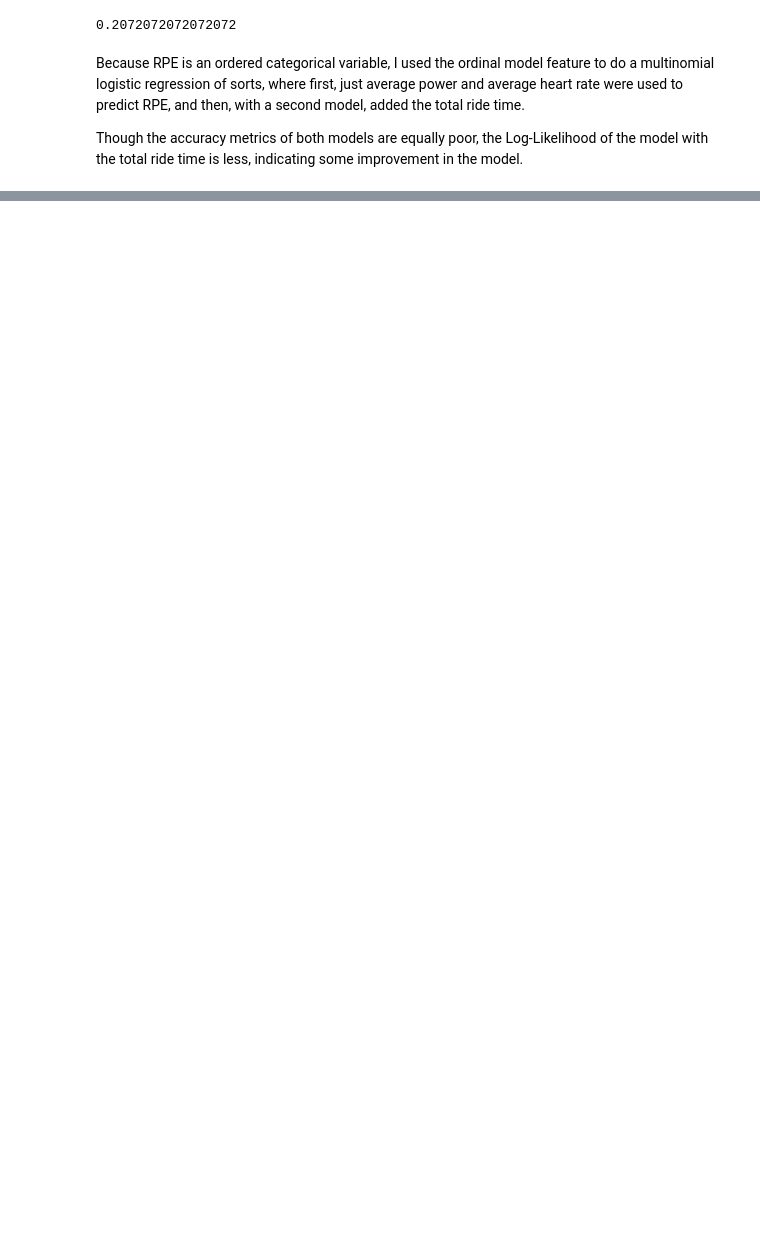
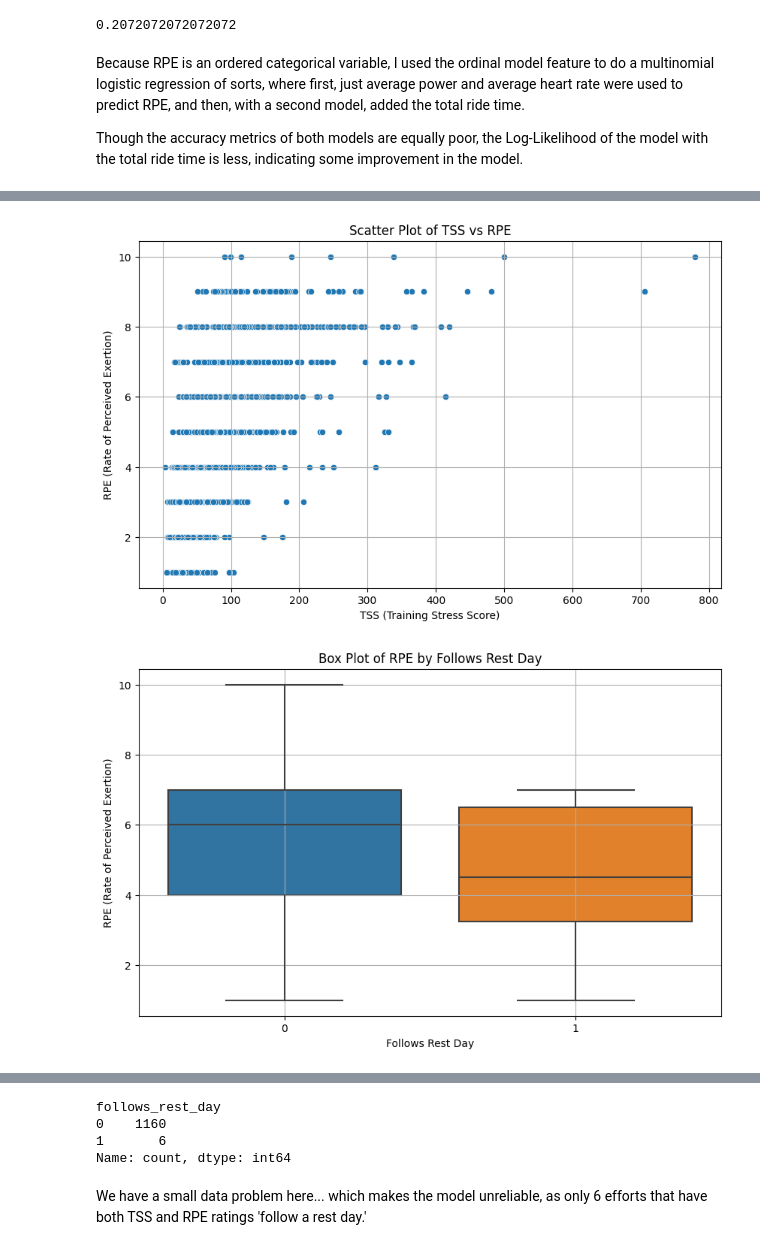
Before and after one commit to asnyder613/cyclingdata, a Jupyter notebook: cyclingdata.ipynb, the cells around one changed output, grey strips where cells are left out. Drawn from its saved outputs; the diff is of its cells as text; code cells hidden in the pictures; blank space fills up the shorter version.

```diff
--- a/cyclingdata.ipynb
+++ b/cyclingdata.ipynb
@@ -403,0 +574,9 @@ Though the accuracy metrics of both models are equally poor, the Log-Likelihood
+# %%
+query = """
+    SELECT Title, WorkoutType, WorkoutDescription, PlannedDuration, WorkoutDay, TimeTotalinHours, RPE, IF, TSS
+    FROM data
+    WHERE WorkoutType = 'Bike'OR WorkoutType = 'MTB' OR WorkoutType = 'Day Off'
+    """
+
+result4 = pd.read_sql_query(query, conn)
+result4.head(10)
@@ -403,0 +595,8 @@ Though the accuracy metrics of both models are equally poor, the Log-Likelihood
+# %%
+result4['follows_rest_day'] = (result4['WorkoutType'].shift(1) == 'Day Off').astype(int)
+# %%
+#drop if RPE == NaN
+result4 = result4.dropna(subset=['Rpe'])
+
+#drop if TSS == NaN
+result4 = result4.dropna(subset=['TSS'])
@@ -403,0 +640,30 @@ Though the accuracy metrics of both models are equally poor, the Log-Likelihood
+# %%
+# Scatter plot of 'TSS' vs. 'Rpe'
+plt.figure(figsize=(10, 6))
+sns.scatterplot(x='TSS', y='Rpe', data=result4)
+plt.title('Scatter Plot of TSS vs RPE')
+plt.xlabel('TSS (Training Stress Score)')
+plt.ylabel('RPE (Rate of Perceived Exertion)')
+plt.grid(True)
+plt.show()
+
+# Box plot of 'Rpe' grouped by 'follows_rest_day'
+plt.figure(figsize=(10, 6))
+sns.boxplot(x='follows_rest_day', y='Rpe', data=result4)
+plt.title('Box Plot of RPE by Follows Rest Day')
+plt.xlabel('Follows Rest Day')
+plt.ylabel('RPE (Rate of Perceived Exertion)')
+plt.grid(True)
+plt.show()
+
+# Regression plot of 'TSS' vs. 'Rpe' with hue='follows_rest_day'
+sns.lmplot(x='TSS', y='Rpe', data=result4, hue='follows_rest_day', scatter_kws={'alpha':0.5})
+plt.title('Regression Plot of TSS vs RPE with Follows Rest Day')
+plt.xlabel('TSS (Training Stress Score)')
+plt.ylabel('RPE (Rate of Perceived Exertion')
+plt.grid(True)
+plt.legend(title='Follows Rest Day', loc='upper left')
+plt.show()
+# %% [output]
+[figure, added]
+[figure, added]
@@ -403,0 +673,9 @@ Though the accuracy metrics of both models are equally poor, the Log-Likelihood
+# %%
+result4['follows_rest_day'].value_counts()
+# %% [output]
+follows_rest_day
+0    1160
+1       6
+Name: count, dtype: int64
+# %% [markdown]
+We have a small data problem here... which makes the model unreliable, as only 6 efforts that have both TSS and RPE ratings 'follow a rest day.'
```
Also changed, not shown: parts of 22 cells of this notebook.
